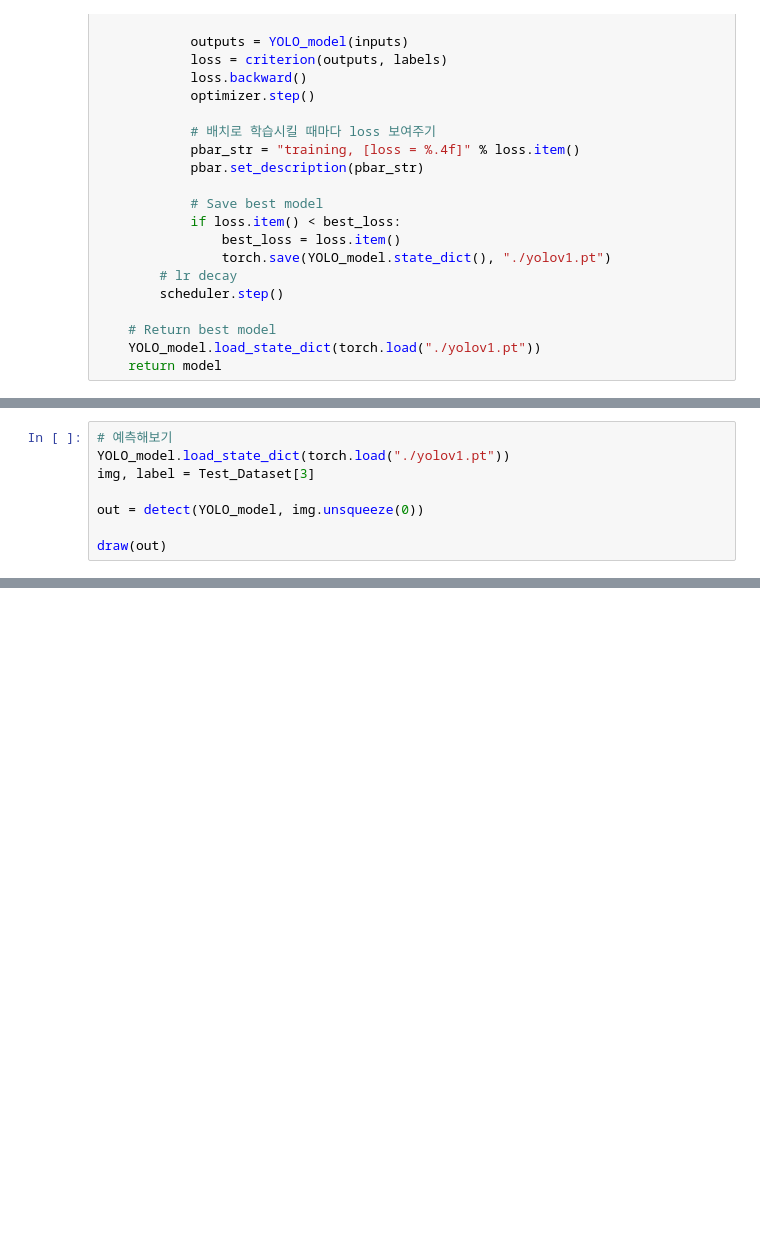
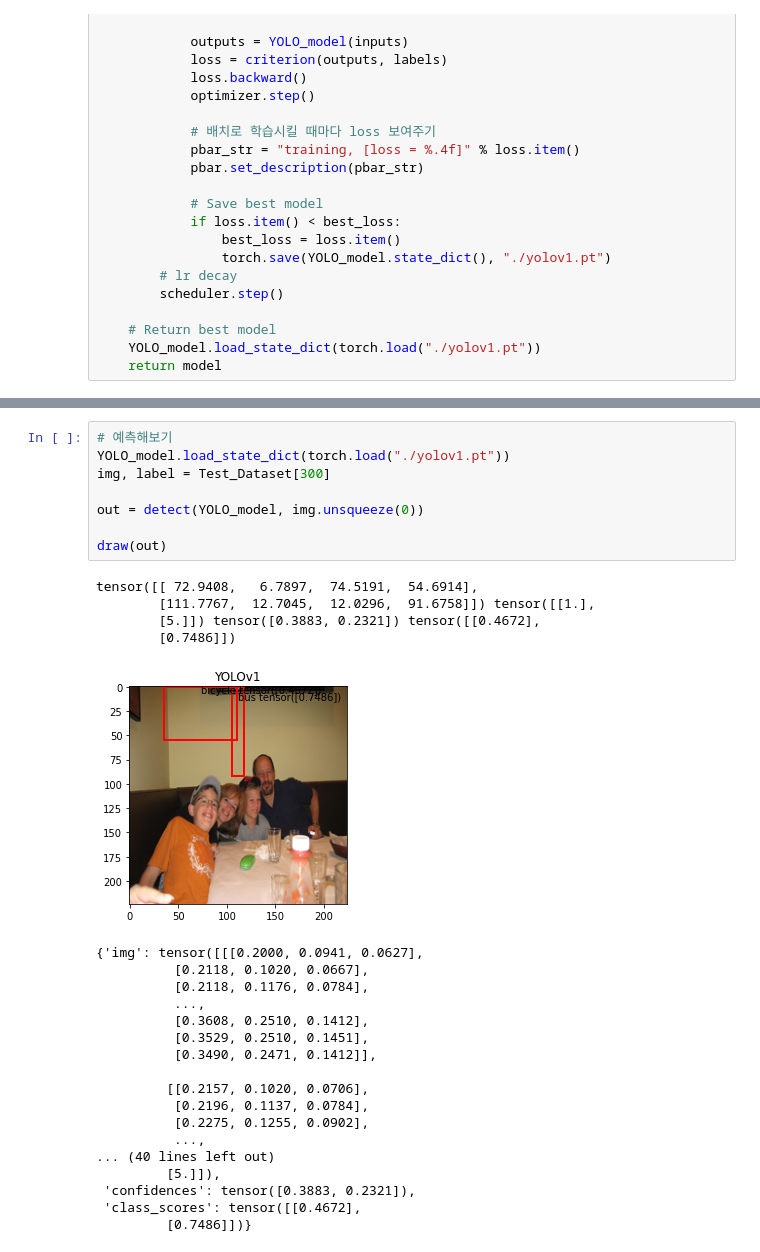
Before and after one commit to chaeengg/BearTeam, a Jupyter notebook: edu/model/YOLOv1.ipynb, the cells around one changed output, grey strips where cells are left out. Drawn from its saved outputs; the diff is of its cells as text; blank space fills up the shorter version.

```diff
--- a/edu/model/YOLOv1.ipynb
+++ b/edu/model/YOLOv1.ipynb
@@ -555,8 +443,0 @@ def draw(obj):
-# %%
-# 예측해보기
-YOLO_model.load_state_dict(torch.load("./yolov1.pt"))
-img, label = Test_Dataset[3]
-
-out = detect(YOLO_model, img.unsqueeze(0))
-
-draw(out)
@@ -568,0 +674,31 @@ tensor(0.1208) tensor(-0.1520) tensor(-0.1862) tensor(0.1510)
+# %%
+# 예측해보기
+YOLO_model.load_state_dict(torch.load("./yolov1.pt"))
+img, label = Test_Dataset[300]
+
+out = detect(YOLO_model, img.unsqueeze(0))
+
+draw(out)
+# %% [output]
+tensor([[ 72.9408,   6.7897,  74.5191,  54.6914],
+        [111.7767,  12.7045,  12.0296,  91.6758]]) tensor([[1.],
+        [5.]]) tensor([0.3883, 0.2321]) tensor([[0.4672],
+        [0.7486]])
+[figure, added]
+{'img': tensor([[[0.2000, 0.0941, 0.0627],
+          [0.2118, 0.1020, 0.0667],
+          [0.2118, 0.1176, 0.0784],
+          ...,
+          [0.3608, 0.2510, 0.1412],
+          [0.3529, 0.2510, 0.1451],
+          [0.3490, 0.2471, 0.1412]],
+
+         [[0.2157, 0.1020, 0.0706],
+          [0.2196, 0.1137, 0.0784],
+          [0.2275, 0.1255, 0.0902],
+          ...,
+... (40 lines left out)
+         [5.]]),
+ 'confidences': tensor([0.3883, 0.2321]),
+ 'class_scores': tensor([[0.4672],
+         [0.7486]])}
```
Also changed, not shown: parts of 11 cells of this notebook, 1 other file.
